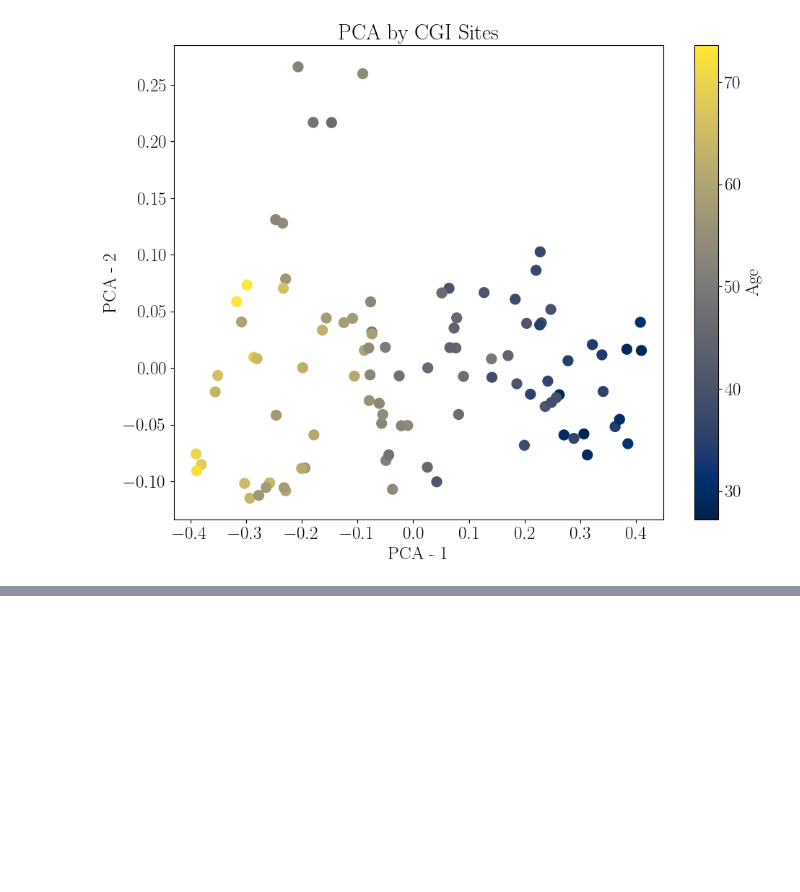
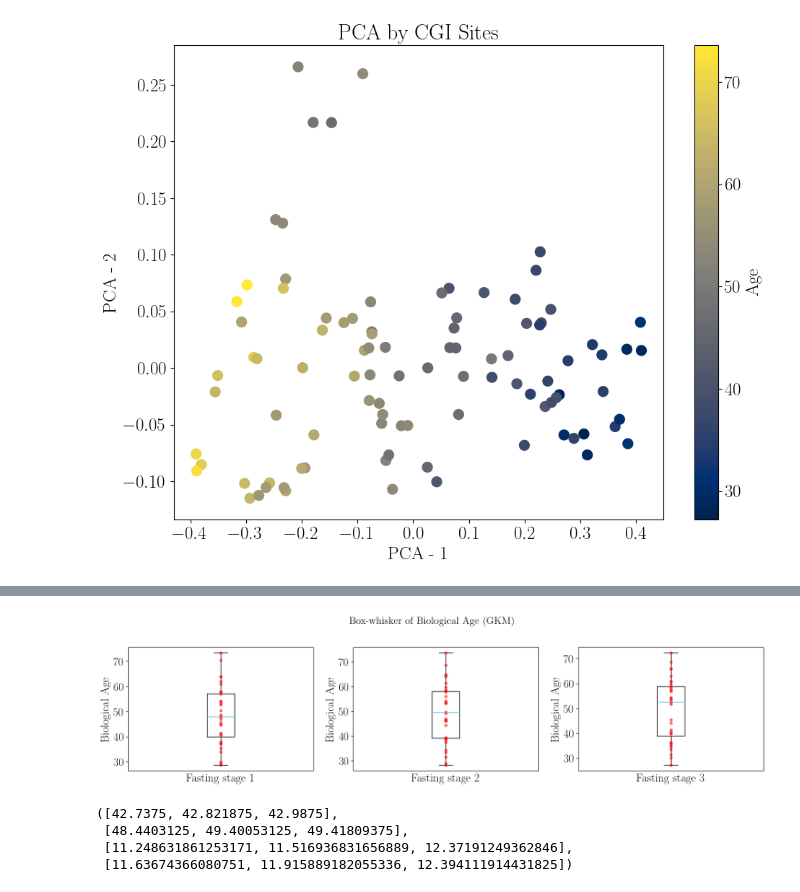
Before and after one commit to AmroAbdrabo/project-fasting-on-aging, a Jupyter notebook: exploratory_analysis.ipynb, the cells around one changed output, grey strips where cells are left out. Saved outputs shown, nothing was run; the diff lists cells and outputs as text; code cells hidden in the pictures; blank space fills up the shorter version.

```diff
--- a/exploratory_analysis.ipynb
+++ b/exploratory_analysis.ipynb
@@ -352,0 +397,11 @@ plot_pca_by_sites(ch_sites_gkm, data, "Non-CGI", "GKM") #GKM
+# %%
+plot_box_whiskers_age(bio_age_stage_gkm, "Box-whisker of Biological Age (GKM)", xlabel="Fasting stage", color = "red", alpha=0.5)
+# %% [output]
+[figure, added]
+# %%
+[np.mean(bio_age_stage_hor[i]) for i in range(0, 3)], [np.mean(bio_age_stage_gkm[i]) for i in range(0, 3)], [np.std(bio_age_stage_hor[i]) for i in range(0, 3)], [np.std(bio_age_stage_gkm[i]) for i in range(0, 3)]
+# %% [output]
+([42.7375, 42.821875, 42.9875],
+ [48.4403125, 49.40053125, 49.41809375],
+ [11.248631861253171, 11.516936831656889, 12.37191249362846],
+ [11.63674366080751, 11.915889182055336, 12.394111914431825])
```
Also changed, not shown: parts of 7 cells of this notebook, 3 other files.
